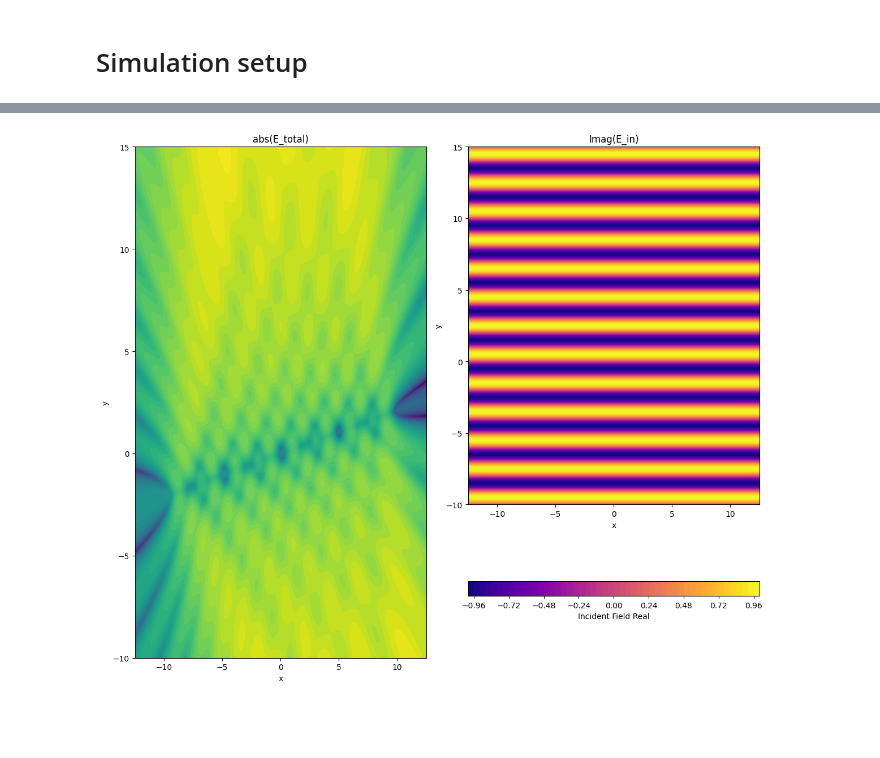
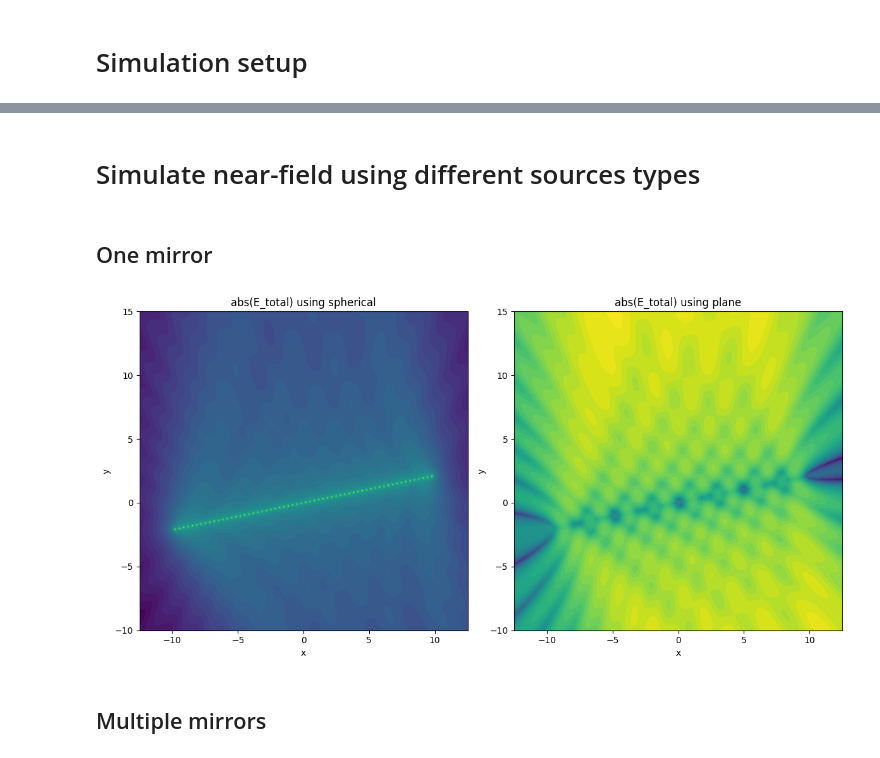
Before and after one commit to simon-fredrich/dmd_simulator, a Jupyter notebook: src/simulation_1d.ipynb, the cells around one changed output, grey strips where cells are left out. Saved outputs shown, nothing was run; the diff lists cells and outputs as text; code cells hidden in the pictures; blank space fills up the shorter version.

```diff
--- a/src/simulation_1d.ipynb
+++ b/src/simulation_1d.ipynb
@@ -38,3 +58,7 @@ TypeError: Simulation1d.display_field() missing 1 required positional argument:
+# %% [markdown]
+# Simulate near-field using different sources types
+# %% [markdown]
+## One mirror
 # %%
 # initiate dmd
 dmd_one_mirror = Dmd1d(
@@ -45,7 +69,16 @@ dmd_one_mirror = Dmd1d(
     nr_sources_per_mirror=60
 )
 
-sim_one_mirror = Simulation1d(
+sim_one_spherical = Simulation1d(
+    dmd=dmd_one_mirror,
+    incident_angle=90,
+    wavelength=2,
+    field_dimensions=(25, 25),
+    res=50,
+    source_type="spherical"
+)
+
+sim_one_plane = Simulation1d(
     dmd=dmd_one_mirror,
     incident_angle=90,
     wavelength=2,
@@ -53,28 +86,30 @@ sim_one_mirror = Simulation1d(
     res=50,
     source_type="plane"
 )
-
-E_total = sim_one_mirror.get_E_total()
 # %%
-# Plotting
-plt.figure(figsize=(12, 8))
+def plot_two_reflected_fields(sim1: Simulation1d, sim2: Simulation1d):
+    # Plotting
+    plt.figure(figsize=(12, 6))
 
-# Plot the real part of the total reflected field
-plt.subplot(1, 2, 1)
-plt.contourf(sim_one_mirror.X, sim_one_mirror.Y, np.log(np.abs(E_total)), levels=50, cmap='viridis')
-plt.title('abs(E_total)')
-plt.xlabel('x')
-plt.ylabel('y')
+    # Plot the real part of the total reflected field
+    plt.subplot(1, 2, 1)
+    plt.contourf(sim1.X, sim1.Y, np.log(np.abs(sim1.get_E_total())), levels=50, cmap='viridis')
+    plt.title('abs(E_total) using ' + sim1.source_type)
+    plt.xlabel('x')
+    plt.ylabel('y')
 
-# Plot the imaginary part of the total reflected field
-plt.subplot(1, 2, 2)
-plt.contourf(sim_one_mirror.X, sim_one_mirror.Y, np.imag((sim_one_mirror.E_incident)), levels=50, cmap='plasma')
-plt.colorbar(label='Incident Field Real', location="bottom")
-plt.title('Imag(E_in)')
-plt.xlabel('x')
-plt.ylabel('y')
+    # Plot the imaginary part of the total reflected field
+    plt.subplot(1, 2, 2)
+    plt.contourf(sim2.X, sim2.Y, np.log(np.abs(sim2.get_E_total())), levels=50, cmap='viridis')
+    plt.title('abs(E_total) using ' + sim2.source_type)
+    plt.xlabel('x')
+    plt.ylabel('y')
 
-plt.tight_layout()
-plt.show()
+    plt.tight_layout()
+    plt.show()
+
+plot_two_reflected_fields(sim_one_spherical, sim_one_plane)
 # %% [output]
-[figure, old version]
+[figure, new version]
+# %% [markdown]
+## Multiple mirrors
```
Also changed, not shown: parts of 11 cells of this notebook, 9 other files.
